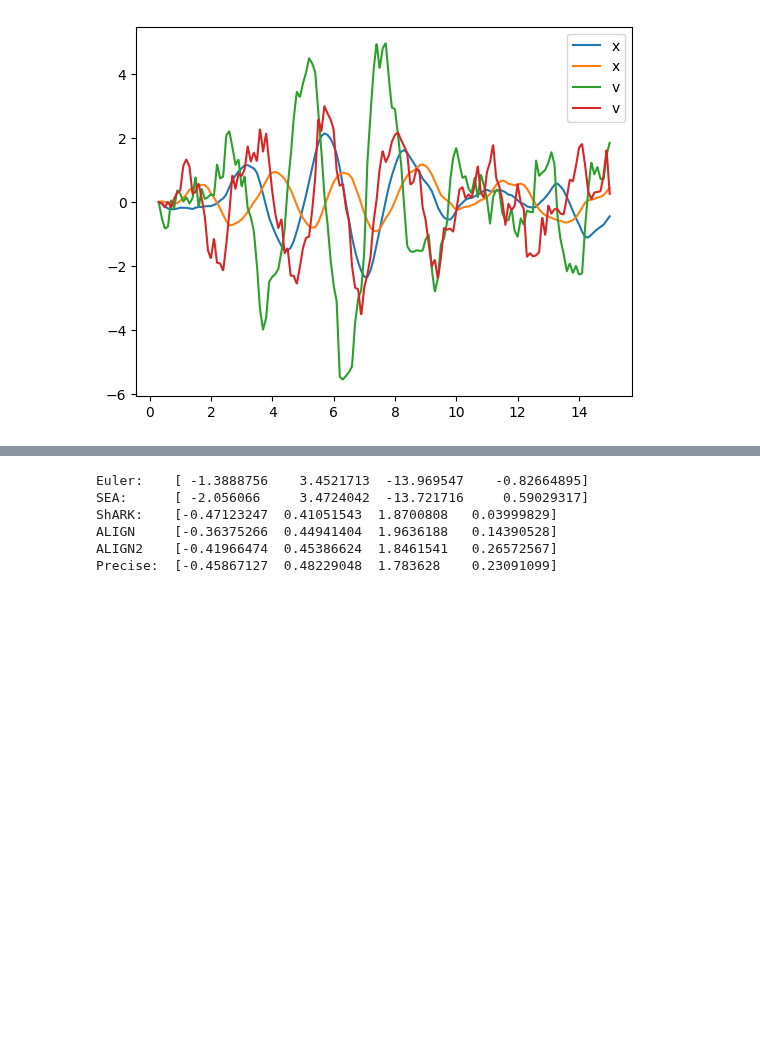
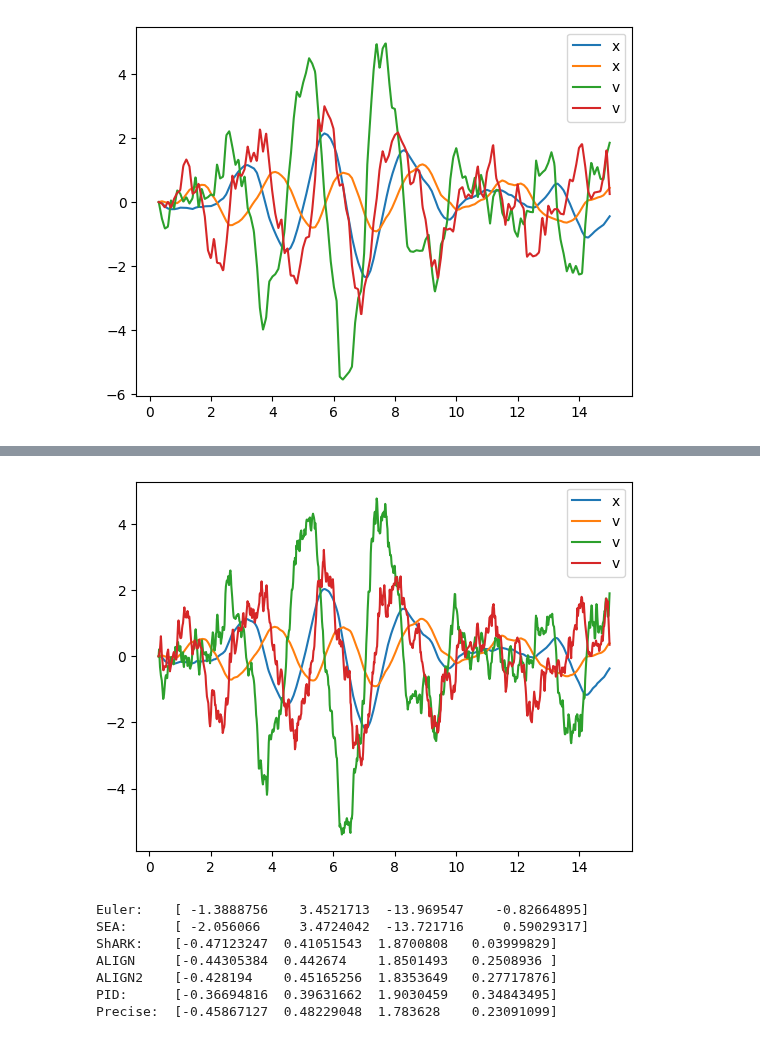
Before and after one commit to andyElking/diffrax_STLA, a Jupyter notebook: Langevin_test.ipynb, the cells around one changed output, grey strips where cells are left out. Cells and saved outputs as stored; diff of their text form; code cells hidden in the pictures; blank space fills up the shorter version.

```diff
--- a/Langevin_test.ipynb
+++ b/Langevin_test.ipynb
@@ -82,14 +75,22 @@ plot_sol(solPrecise)
+# %%
+stepsize_controller = PIDController(rtol=0.003, atol=0.001)
+solALIGN_PID = diffeqsolve(terms, ALIGN(), t0, t1, dt0=1.0, y0=y0, args=args, saveat=saveat, stepsize_controller=stepsize_controller)
+plot_sol(solALIGN_PID)
+# %% [output]
+[figure, added]
 # %%
 print(f"Euler:    {solEuler.ys[-1]}")
 print(f"SEA:      {solSE.ys[-1]}")
 print(f"ShARK:    {solSRK.ys[-1]}")
 print(f"ALIGN     {solALIGN.ys[-1]}")
 print(f"ALIGN2    {solALIGN2.ys[-1]}")
+print(f"PID:      {solALIGN_PID.ys[-1]}")
 print(f"Precise:  {solPrecise.ys[-1]}")
 # %% [output]
 Euler:    [ -1.3888756    3.4521713  -13.969547    -0.82664895]
 SEA:      [ -2.056066     3.4724042  -13.721716     0.59029317]
 ShARK:    [-0.47123247  0.41051543  1.8700808   0.03999829]
-ALIGN     [-0.36375266  0.44941404  1.9636188   0.14390528]
-ALIGN2    [-0.41966474  0.45386624  1.8461541   0.26572567]
+ALIGN     [-0.44305384  0.442674    1.8501493   0.2508936 ]
+ALIGN2    [-0.428194    0.45165256  1.8353649   0.27717876]
+PID:      [-0.36694816  0.39631662  1.9030459   0.34843495]
 Precise:  [-0.45867127  0.48229048  1.783628    0.23091099]
```
Also changed, not shown: parts of 6 cells of this notebook, 2 other files.
